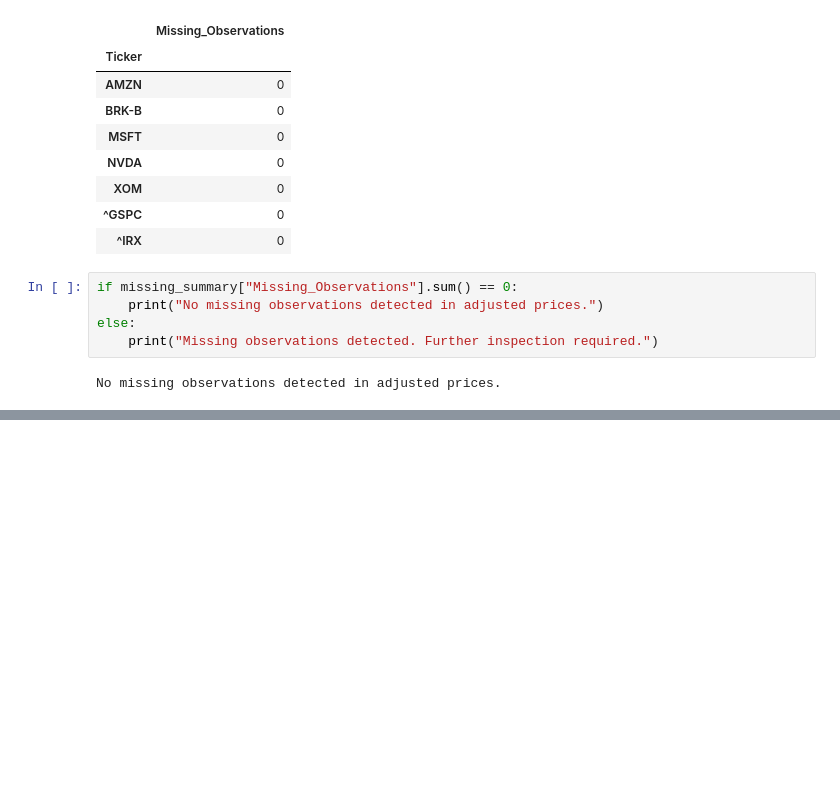
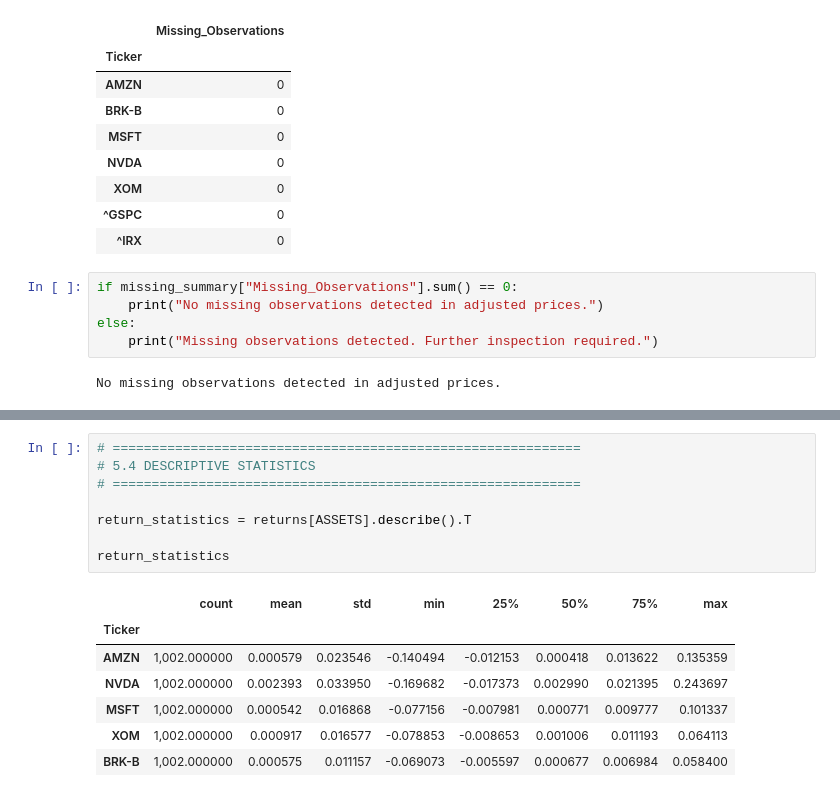
Before and after one commit to josuemarroquinj/corporate-value-portfolio-risk-analysis, a Jupyter notebook: notebooks/01_market_data_collection.ipynb, the cells around one changed output, grey strips where cells are left out. Saved outputs shown, nothing was run; the diff lists cells and outputs as text; blank space fills up the shorter version.

```diff
--- a/notebooks/01_market_data_collection.ipynb
+++ b/notebooks/01_market_data_collection.ipynb
@@ -345,0 +555,16 @@ No missing observations detected in adjusted prices.
+# %%
+# ============================================================
+# 5.4 DESCRIPTIVE STATISTICS
+# ============================================================
+
+return_statistics = returns[ASSETS].describe().T
+
+return_statistics
+# %% [output]
+|  | count | mean | std | min | 25% | 50% | 75% | max |
+| Ticker |  |  |  |  |  |  |  |  |
+| AMZN | 1,002.000000 | 0.000579 | 0.023546 | -0.140494 | -0.012153 | 0.000418 | 0.013622 | 0.135359 |
+| NVDA | 1,002.000000 | 0.002393 | 0.033950 | -0.169682 | -0.017373 | 0.002990 | 0.021395 | 0.243697 |
+| MSFT | 1,002.000000 | 0.000542 | 0.016868 | -0.077156 | -0.007981 | 0.000771 | 0.009777 | 0.101337 |
+| XOM | 1,002.000000 | 0.000917 | 0.016577 | -0.078853 | -0.008653 | 0.001006 | 0.011193 | 0.064113 |
+| BRK-B | 1,002.000000 | 0.000575 | 0.011157 | -0.069073 | -0.005597 | 0.000677 | 0.006984 | 0.058400 |
```
Also changed, not shown: parts of 51 cells of this notebook.
